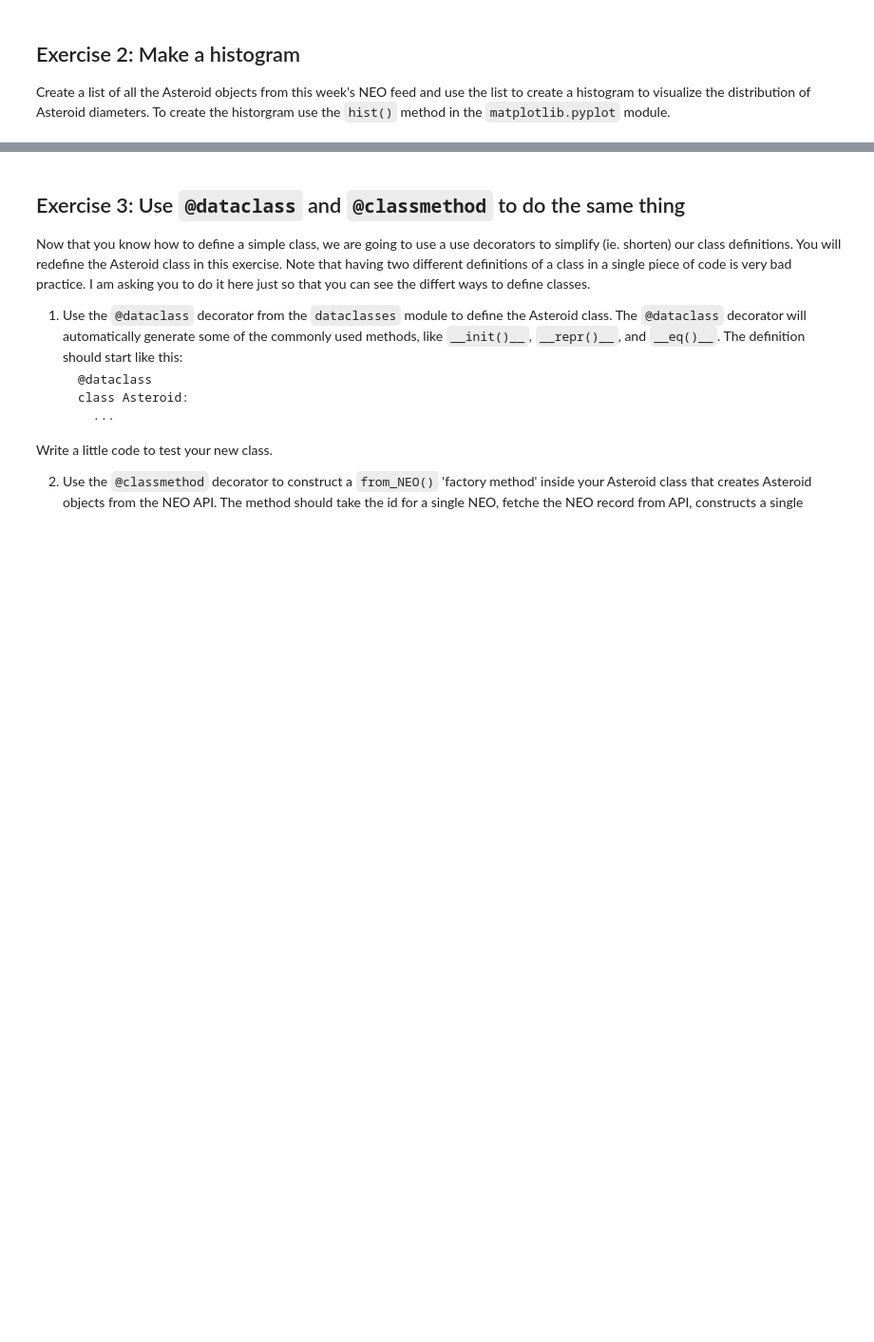
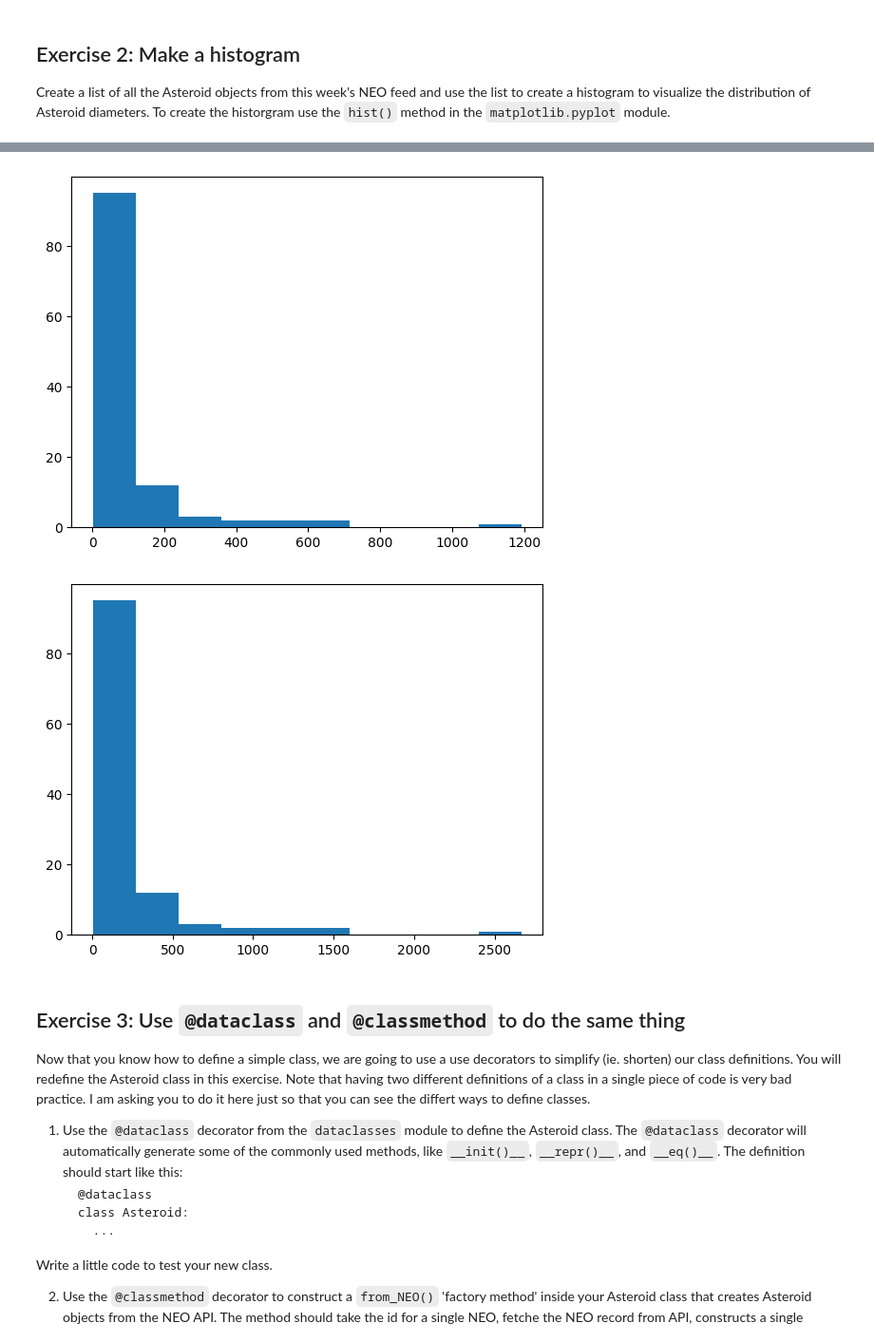
Before and after one commit to MarlaS02/comp215, a Jupyter notebook: labs/lab03-classes.ipynb, the cells around one changed output, grey strips where cells are left out. Shown at 95% size. Drawn from its saved outputs; the diff is of its cells as text; code cells hidden in the pictures; blank space fills up the shorter version.

```diff
--- a/labs/lab03-classes.ipynb
+++ b/labs/lab03-classes.ipynb
@@ -136,3 +114,35 @@ Create a list of all the Asteroid objects from this week's NEO feed and use the
+# %%
+# Ex. 2 your code here
+asteroid_list = []
+
+for neo in neos:
+  asteroid_list.append(Asteroid(neo['id'], neo['name'], neo['estimated_diameter']['meters'], neo['is_potentially_hazardous_asteroid']))
+
+#pprint(asteroid_list)
+diameter_min = []
+for asteroid in asteroid_list:
+  diameter_min.append(asteroid.estimated_diameter['estimated_diameter_min'])
+
+diameter_max = []
+for asteroid in asteroid_list:
+  diameter_max.append(asteroid.estimated_diameter['estimated_diameter_max'])
+
+fig, ax = plt.subplots()
+ax.set_xlabel = 'min diameter in m'
+ax.set_ylabel = 'number of asteroids'
+ax.set_title = 'Visualization of the diameters of asteroids'
+plt.hist(diameter_min)
+plt.show()
+
+fig, ax = plt.subplots()
+ax.set_xlabel = 'max diameter in m'
+ax.set_ylabel = 'number of asteroids'
+ax.set_title = 'Distribution of Asteroid sizes'
+plt.hist(diameter_max)
+plt.show()
+# %% [output]
+[figure, added]
+[figure, added]
 # %% [markdown]
 ## Exercise 3: Use `@dataclass` and `@classmethod` to do the same thing
 
```
Also changed, not shown: parts of 1 cell of this notebook.
